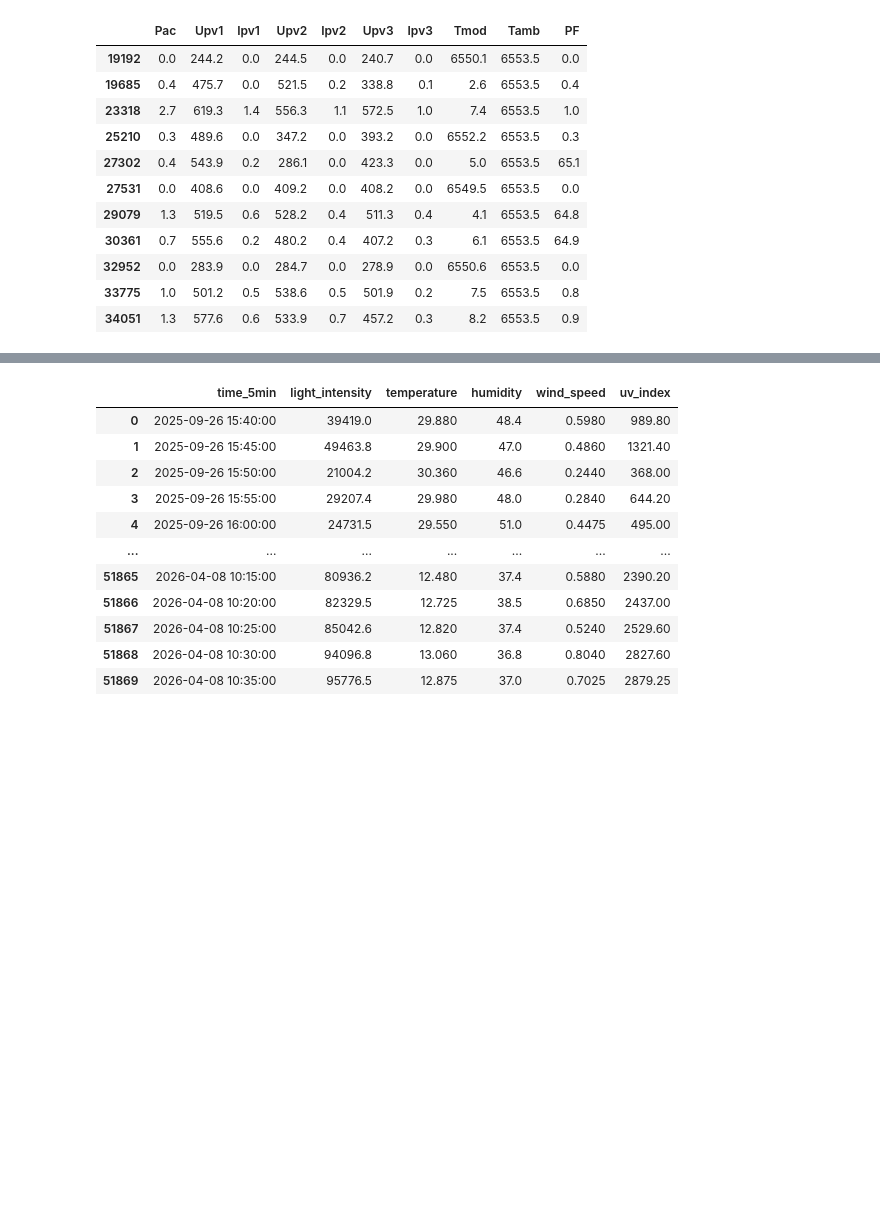
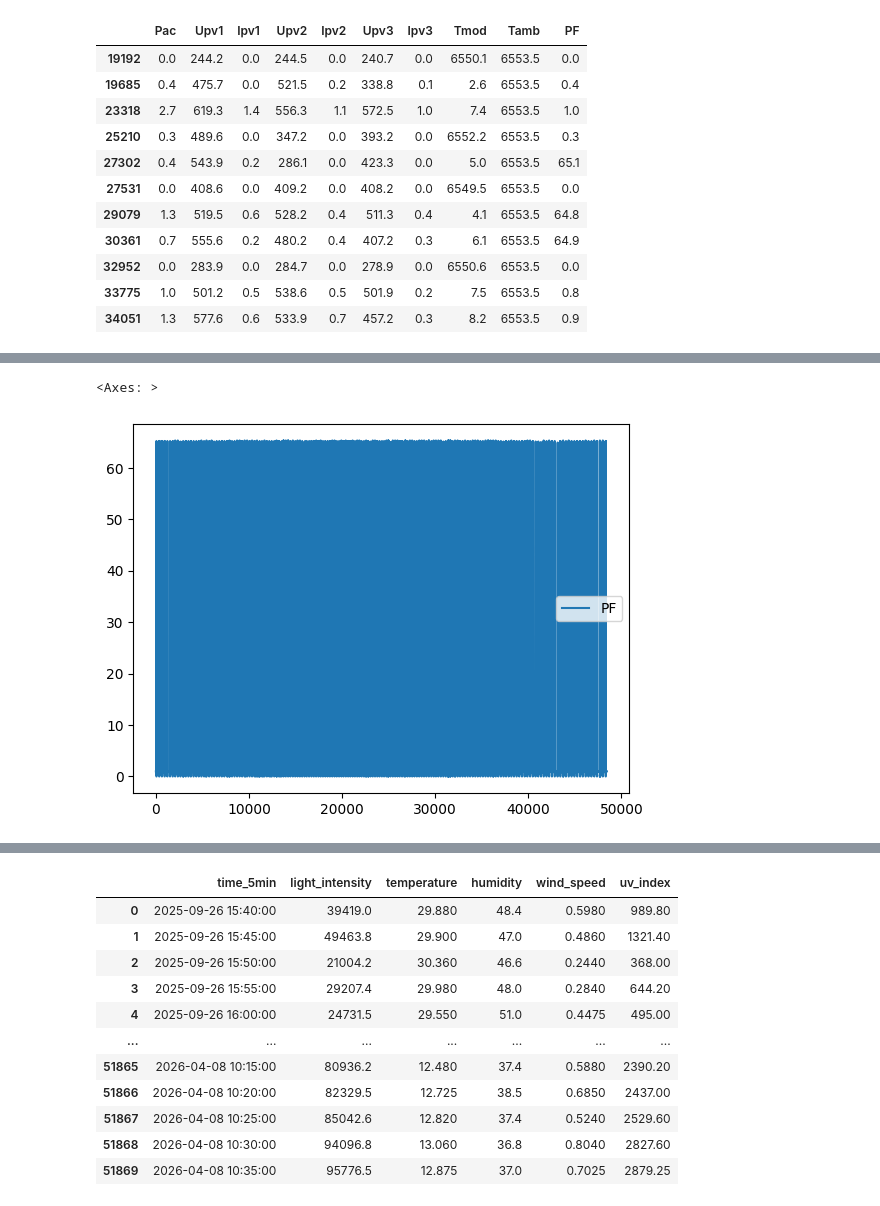
Before and after one commit to donggi22/insolation, a Jupyter notebook: EDA2.ipynb, the cells around one changed output, grey strips where cells are left out. Cells and saved outputs as stored; diff of their text form; code cells hidden in the pictures; blank space fills up the shorter version.

```diff
--- a/EDA2.ipynb
+++ b/EDA2.ipynb
@@ -132,0 +175,5 @@ df_power[cols][df_power[cols[8]] == 6553.5]
+# %%
+df_power[['PF']].plot()
+# %% [output]
+<Axes: >
+[figure, added]
```
Also changed, not shown: parts of 29 cells of this notebook.
